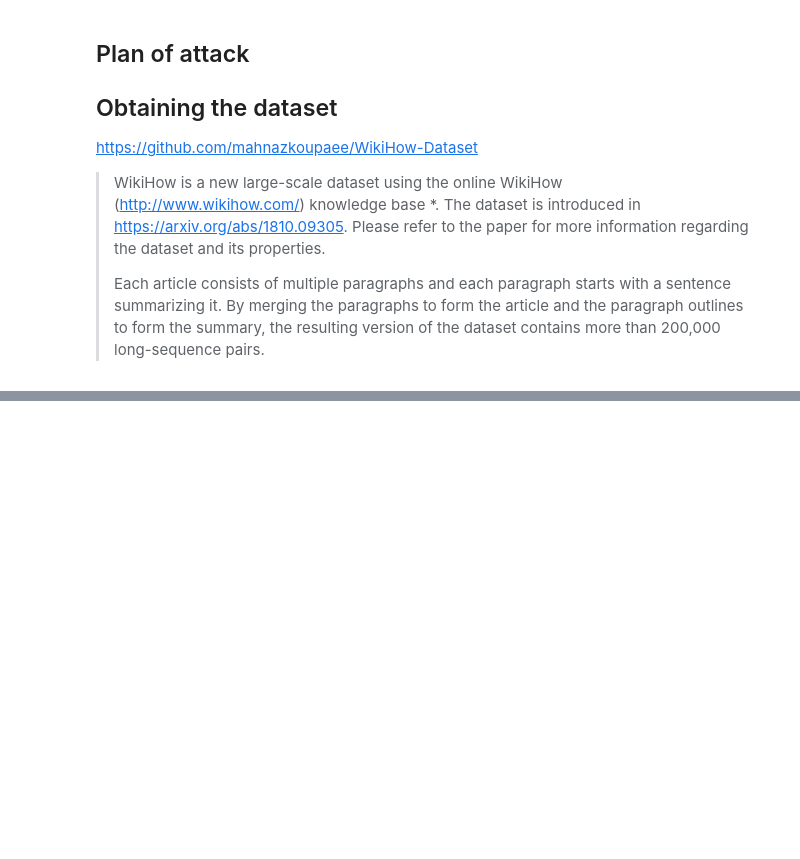
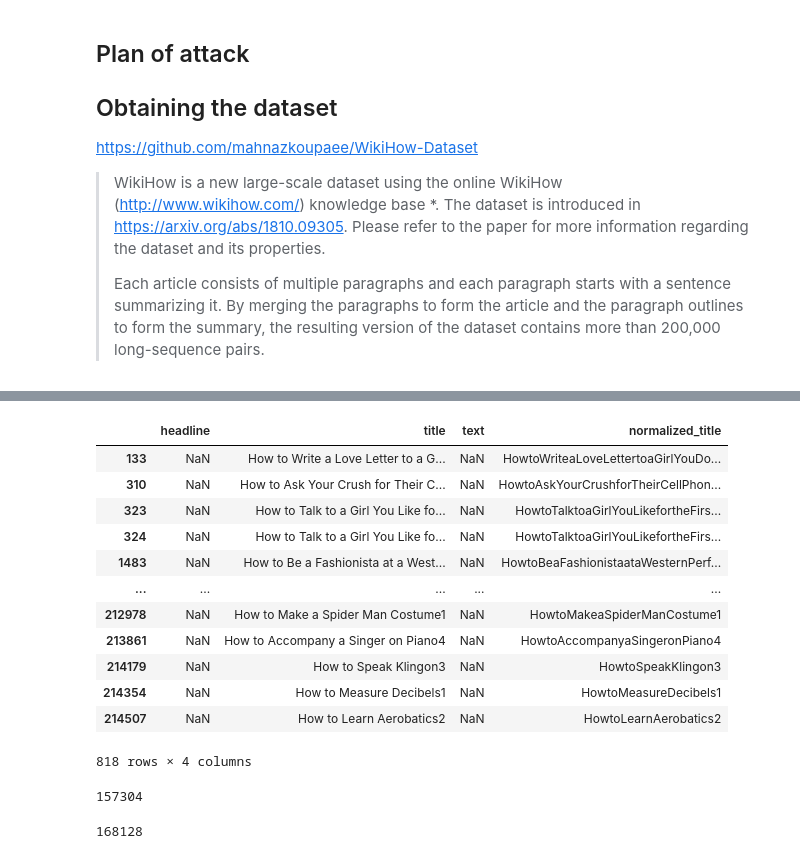
Before and after one commit to kamilc/neural-text-summarization, a Jupyter notebook: NLP.ipynb, the cells around one changed output, grey strips where cells are left out. Cells and saved outputs as stored; diff of their text form; code cells hidden in the pictures; blank space fills up the shorter version.

```diff
--- a/NLP.ipynb
+++ b/NLP.ipynb
@@ -31,0 +94,2 @@ val
+# %%
+articles = pd.read_csv("data/wikihow.csv")
@@ -31,0 +118,2 @@ val
+# %%
+articles['normalized_title'] = articles['title'].str.replace(' ', '')
@@ -31,0 +134,16 @@ val
+# %%
+articles[articles.headline.isna()]
+# %% [output]
+|  | headline | title | text | normalized_title |
+| 133 | NaN | How to Write a Love Letter to a G... | NaN | HowtoWriteaLoveLettertoaGirlYouDo... |
+| 310 | NaN | How to Ask Your Crush for Their C... | NaN | HowtoAskYourCrushforTheirCellPhon... |
+| 323 | NaN | How to Talk to a Girl You Like fo... | NaN | HowtoTalktoaGirlYouLikefortheFirs... |
+| 324 | NaN | How to Talk to a Girl You Like fo... | NaN | HowtoTalktoaGirlYouLikefortheFirs... |
+| 1483 | NaN | How to Be a Fashionista at a West... | NaN | HowtoBeaFashionistaataWesternPerf... |
+| ... | ... | ... | ... | ... |
+| 212978 | NaN | How to Make a Spider Man Costume1 | NaN | HowtoMakeaSpiderManCostume1 |
+| 213861 | NaN | How to Accompany a Singer on Piano4 | NaN | HowtoAccompanyaSingeronPiano4 |
+| 214179 | NaN | How to Speak Klingon3 | NaN | HowtoSpeakKlingon3 |
+| 214354 | NaN | How to Measure Decibels1 | NaN | HowtoMeasureDecibels1 |
+| 214507 | NaN | How to Learn Aerobatics2 | NaN | HowtoLearnAerobatics2 |
+818 rows × 4 columns
@@ -31,0 +152,8 @@ val
+# %%
+len(articles[articles['normalized_title'].isin(train)]['normalized_title'].unique())
+# %% [output]
+157304
+# %%
+len(train)
+# %% [output]
+168128
```
Also changed, not shown: parts of 53 cells of this notebook, 2 other files.
